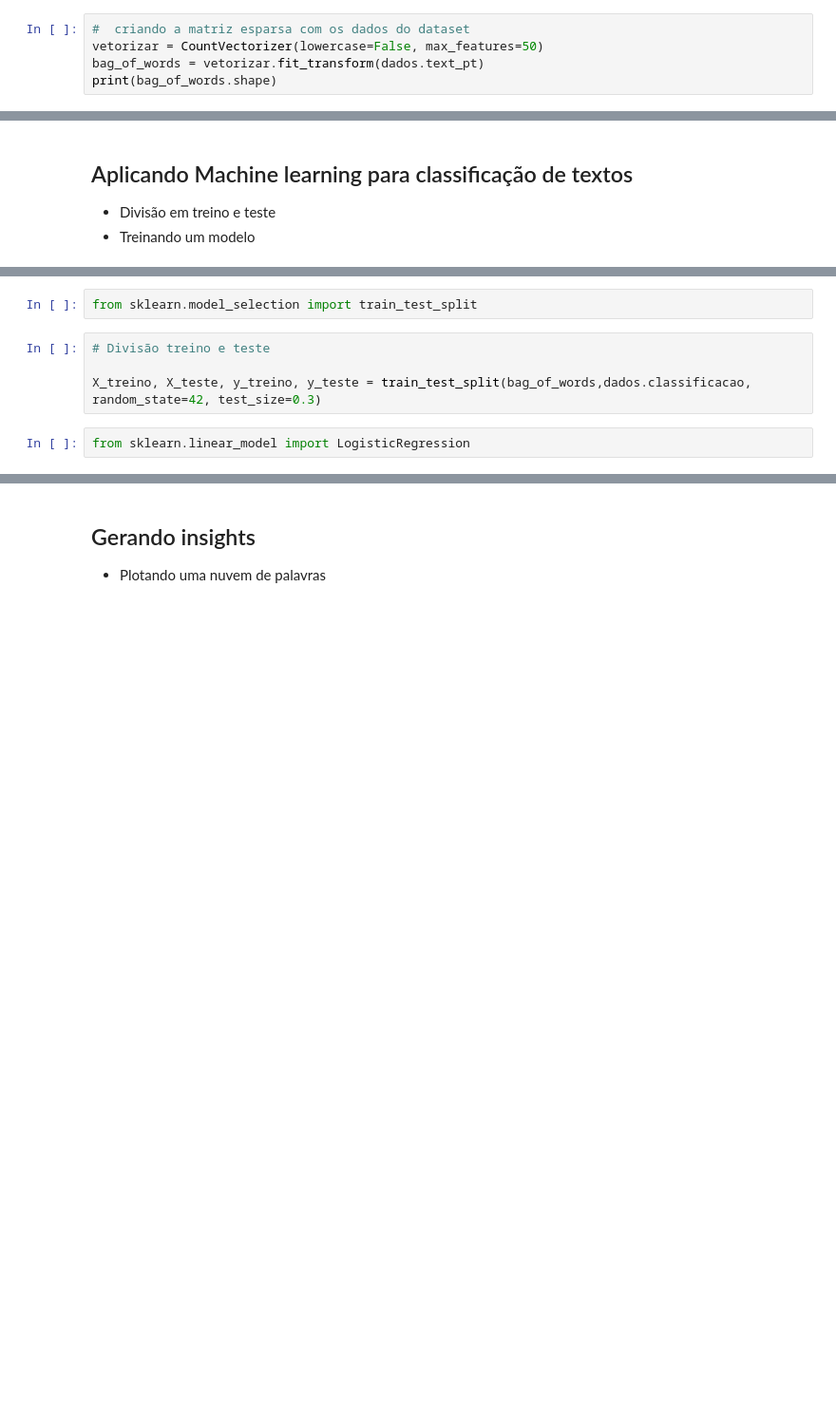
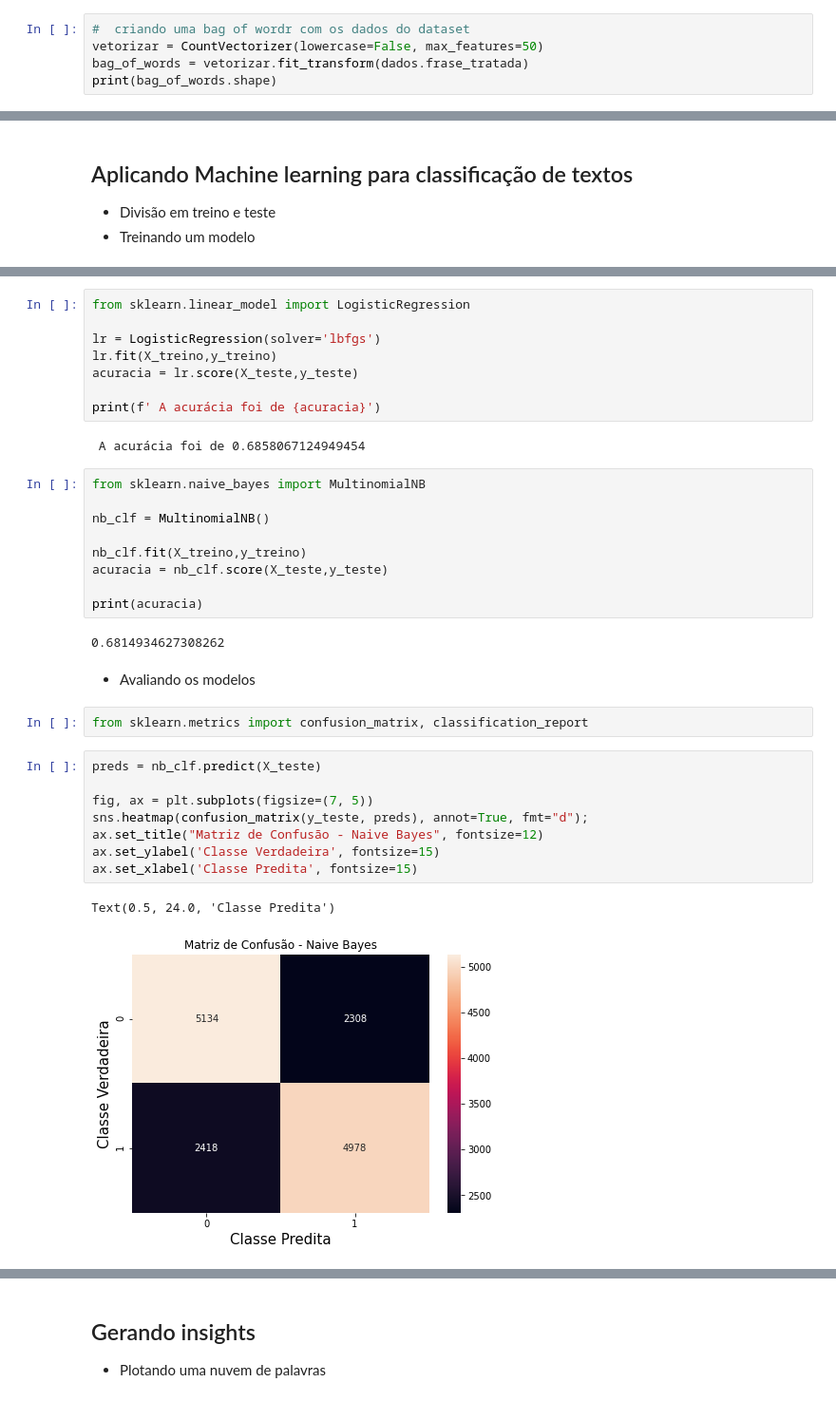
Before and after one commit to robertferro/NLP, a Jupyter notebook: Analise_de_sentimento/analise_de_sentimento.ipynb, the cells around one changed output, grey strips where cells are left out. Shown: that part at 95% size. Saved outputs shown, nothing was run; the diff lists cells and outputs as text; blank space fills up the shorter version.

```diff
--- a/Analise_de_sentimento/analise_de_sentimento.ipynb
+++ b/Analise_de_sentimento/analise_de_sentimento.ipynb
@@ -194,9 +219,9 @@ print(bag_of_words.shape)
 # %% [output]
 (2, 7)
 # %%
-#  criando a matriz esparsa com os dados do dataset
+#  criando uma bag of wordr com os dados do dataset
 vetorizar = CountVectorizer(lowercase=False, max_features=50)
-bag_of_words = vetorizar.fit_transform(dados.text_pt)
+bag_of_words = vetorizar.fit_transform(dados.frase_tratada)
 print(bag_of_words.shape)
 # %% [output]
 (49459, 50)
@@ -208,8 +239,36 @@ print(bag_of_words.shape)
+# %%
+from sklearn.linear_model import LogisticRegression
+
+lr = LogisticRegression(solver='lbfgs')
+lr.fit(X_treino,y_treino)
+acuracia = lr.score(X_teste,y_teste)
+
+print(f' A acurácia foi de {acuracia}')
+# %% [output]
+ A acurácia foi de 0.6858067124949454
+# %%
+from sklearn.naive_bayes import MultinomialNB
+
+nb_clf = MultinomialNB()
+
+nb_clf.fit(X_treino,y_treino)
+acuracia = nb_clf.score(X_teste,y_teste)
+
+print(acuracia)
+# %% [output]
+0.6814934627308262
+# %% [markdown]
+- Avaliando os modelos
 # %%
-from sklearn.model_selection import train_test_split
+from sklearn.metrics import confusion_matrix, classification_report
-# %%
-# Divisão treino e teste
-
-X_treino, X_teste, y_treino, y_teste = train_test_split(bag_of_words,dados.classificacao, random_state=42, test_size=0.3)
-# %%
-from sklearn.linear_model import LogisticRegression
+# %%
+preds = nb_clf.predict(X_teste)
+
+fig, ax = plt.subplots(figsize=(7, 5))
+sns.heatmap(confusion_matrix(y_teste, preds), annot=True, fmt="d");
+ax.set_title("Matriz de Confusão - Naive Bayes", fontsize=12)
+ax.set_ylabel('Classe Verdadeira', fontsize=15)
+ax.set_xlabel('Classe Predita', fontsize=15)
+# %% [output]
+Text(0.5, 24.0, 'Classe Predita')
+[figure, added]
```
Also changed, not shown: parts of 45 cells of this notebook.
